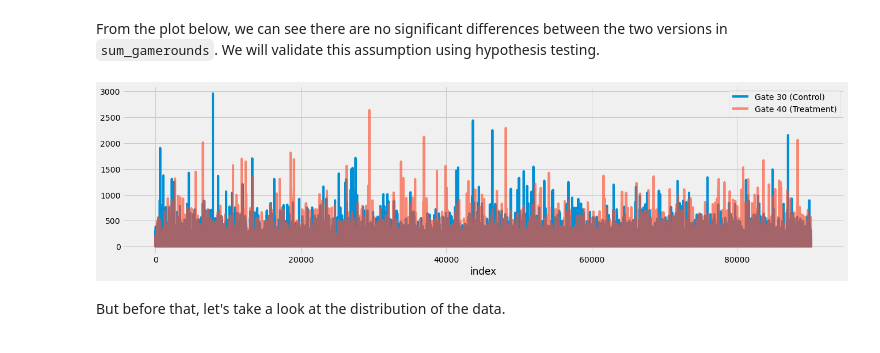
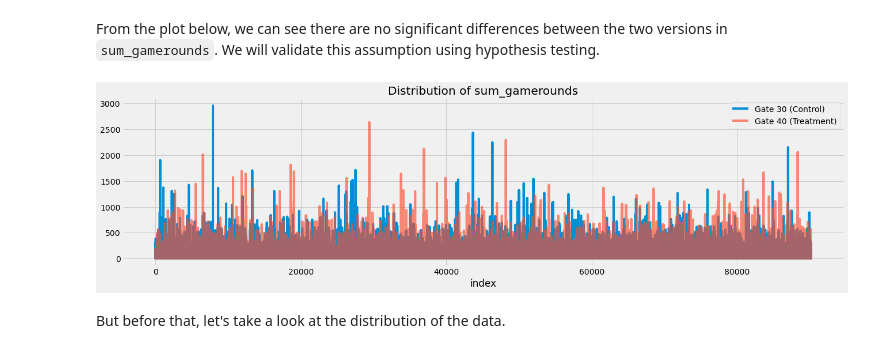
Before and after one commit to elvanselvano/hypothesis-testing, a Jupyter notebook: testing.ipynb, the cells around one changed output. Drawn from its saved outputs; the diff is of its cells as text; code cells hidden in the pictures.

```diff
--- a/testing.ipynb
+++ b/testing.ipynb
@@ -71,3 +81,0 @@ From the report, we can conclude that:
-# %%
-df['userid'] = df['userid'].astype('category')
-df.info()
@@ -88,0 +99,2 @@ memory usage: 4.6+ MB
+# %%
+df = mo.optimize(df)
@@ -134,7 +168,7 @@ df[df['sum_gamerounds'] > df['sum_gamerounds'].quantile(0.9999)]
 | 87007 | 9640085 | gate_30 | 2156 | True | True |
 | 88328 | 9791599 | gate_40 | 2063 | True | True |
 # %%
-df = df[df['sum_gamerounds'] < 3000]
+df = df[df['sum_gamerounds'] < 3000].copy()
 # %% [markdown]
 Now, we will try to compare the versions again.
 # %%
@@ -148,9 +182,10 @@ def plot_skewed(df, version, control_val, treatment_val, metric):
 # %% [markdown]
 From the plot below, we can see there are no significant differences between the two versions in `sum_gamerounds`. We will validate this assumption using hypothesis testing.
 # %%
+plt.title('Distribution of {}'.format('sum_gamerounds'))
 plot_skewed(df, 'version', 'gate_30', 'gate_40', 'sum_gamerounds')
 # %% [output]
-[figure, old version]
+[figure, new version]
 # %% [markdown]
 But before that, let's take a look at the distribution of the data.
 # %%
```
Also changed, not shown: parts of 34 cells of this notebook.
